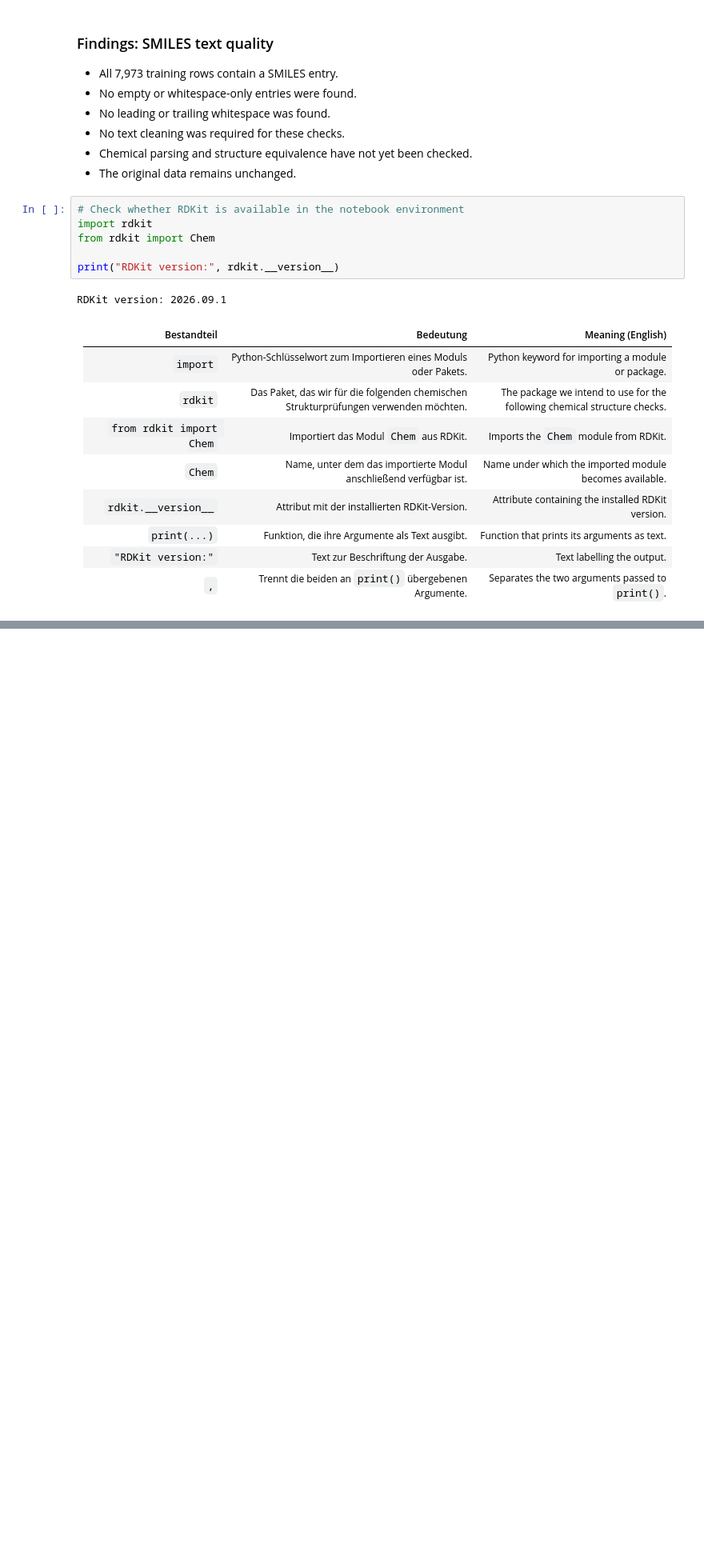
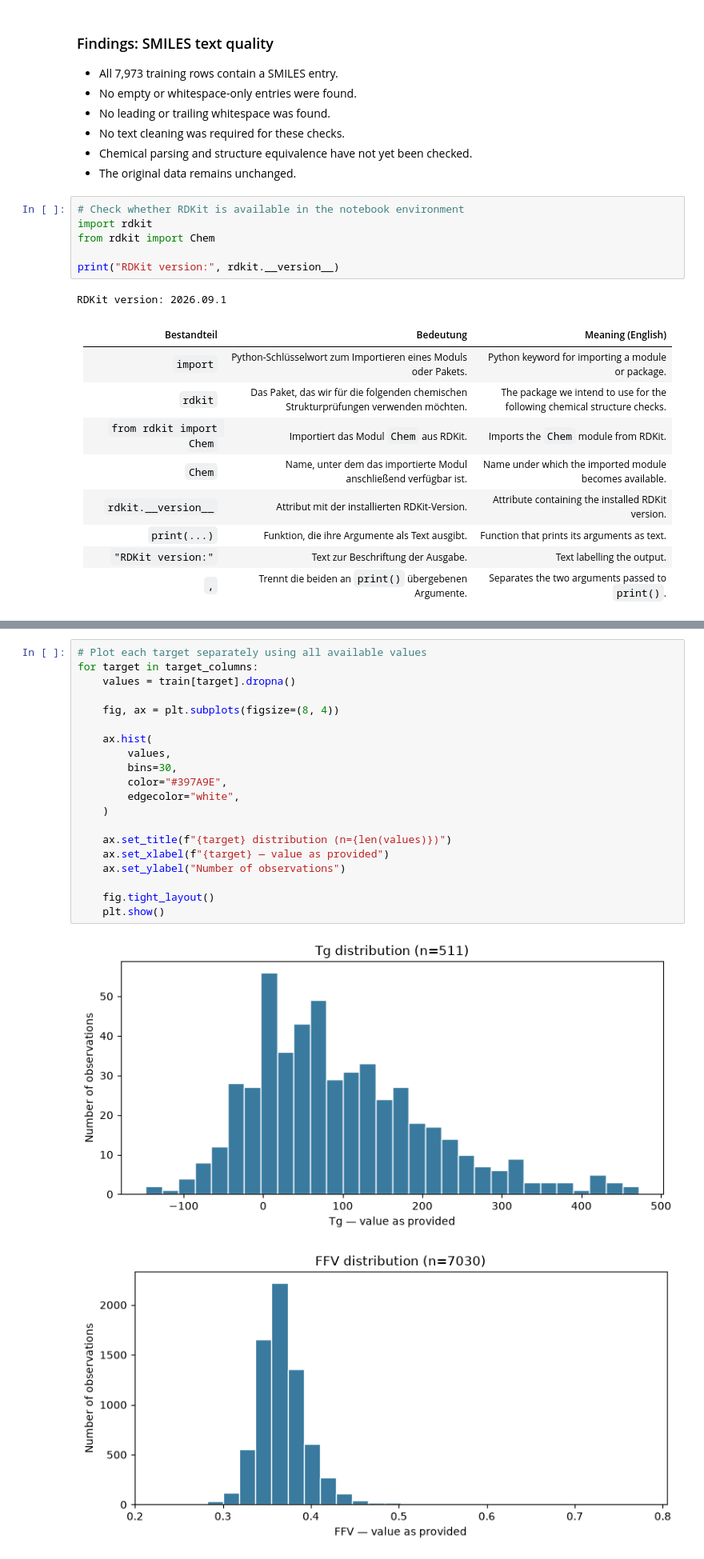
Before and after one commit to SuhmiHwang/capstone_virtual_lab_mohamed_suhmi, a Jupyter notebook: notebooks/01_mohamed_initial_eda.ipynb, the cells around one changed output, grey strips where cells are left out. Shown at 80% size. Cells and saved outputs as stored; diff of their text form; blank space fills up the shorter version.

```diff
--- a/notebooks/01_mohamed_initial_eda.ipynb
+++ b/notebooks/01_mohamed_initial_eda.ipynb
@@ -510,0 +1010,23 @@ RDKit version: 2026.09.1
+# %%
+# Plot each target separately using all available values
+for target in target_columns:
+    values = train[target].dropna()
+
+    fig, ax = plt.subplots(figsize=(8, 4))
+
+    ax.hist(
+        values,
+        bins=30,
+        color="#397A9E",
+        edgecolor="white",
+    )
+
+    ax.set_title(f"{target} distribution (n={len(values)})")
+    ax.set_xlabel(f"{target} — value as provided")
+    ax.set_ylabel("Number of observations")
+
+    fig.tight_layout()
+    plt.show()
+# %% [output]
+[figure, added]
+[figure, added]
```
Also changed, not shown: parts of 104 cells of this notebook.
